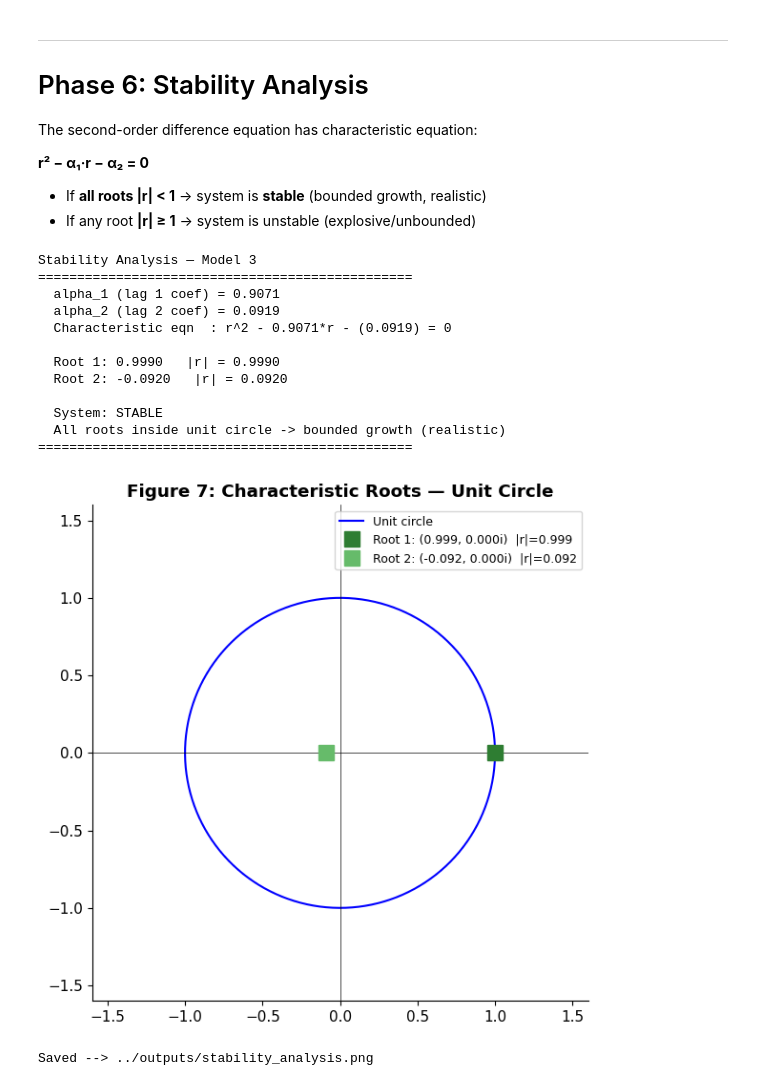
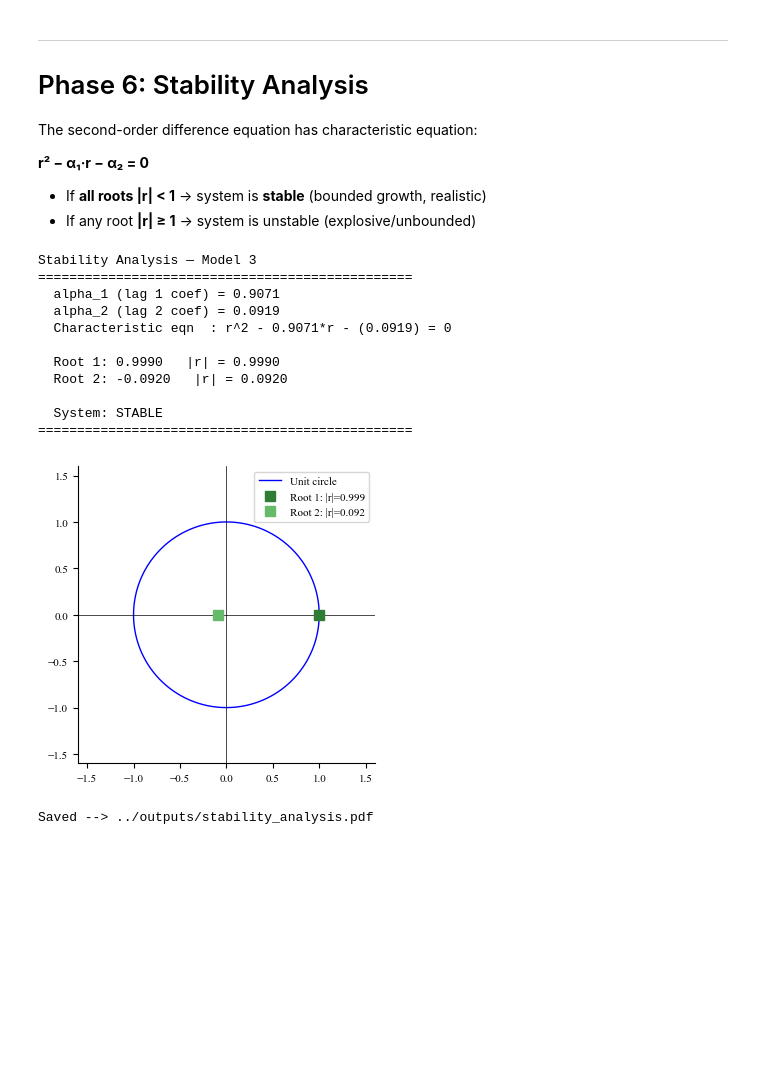
Before and after one commit to math-modelling-el/YouTube-Popularity-Dynamics-Modelling, a Jupyter notebook: notebooks/model_experiments.ipynb, the cells around one changed output. Cells and saved outputs as stored; diff of their text form; code cells hidden in the pictures; blank space fills up the shorter version.

```diff
--- a/notebooks/model_experiments.ipynb
+++ b/notebooks/model_experiments.ipynb
@@ -27,8 +27,20 @@ from statsmodels.tsa.arima.model import ARIMA
 warnings.filterwarnings('ignore')
 os.makedirs('../outputs', exist_ok=True)
 plt.rcParams.update({
-    'figure.figsize': (12, 6), 'font.size': 11,
-    'axes.spines.top': False, 'axes.spines.right': False
+    'figure.figsize'   : (7.16, 4),
+    'font.family'      : 'serif',
+    'font.serif'       : ['Times New Roman'],
+    'font.size'        : 8,
+    'axes.labelsize'   : 8,
+    'axes.titlesize'   : 9,
+    'xtick.labelsize'  : 8,
+    'ytick.labelsize'  : 8,
+    'legend.fontsize'  : 8,
+    'figure.titlesize' : 9,
+    'axes.spines.top'  : False,
+    'axes.spines.right': False,
+    'lines.linewidth'  : 1.0,
+    'axes.linewidth'   : 0.8,
 })
 np.random.seed(42)
 print('Environment ready.')
@@ -639,8 +727,8 @@ The second-order difference equation has characteristic equation:
 - If **all roots |r| < 1** → system is **stable** (bounded growth, realistic)
 - If any root **|r| ≥ 1** → system is unstable (explosive/unbounded)
 # %%
-alpha1 = model3.coef_[0]   # log_views_lag1
-alpha2 = model3.coef_[1]   # log_views_lag2
+alpha1 = model3.coef_[0]
+alpha2 = model3.coef_[1]
 
 char_coeffs = [1, -alpha1, -alpha2]
 roots       = np.roots(char_coeffs)
@@ -657,50 +745,44 @@ for k, (r, m) in enumerate(zip(roots, mags), 1):
     print(f'  Root {k}: {r:.4f}   |r| = {m:.4f}')
 print()
 print(f'  System: {"STABLE" if stable else "UNSTABLE"}')
-if stable:
-    print('  All roots inside unit circle -> bounded growth (realistic)')
-else:
-    print('  Root(s) outside unit circle -> consider stronger regularization')
 print('=' * 48)
 
-# Unit-circle plot
 theta = np.linspace(0, 2*np.pi, 300)
-fig, ax = plt.subplots(figsize=(6, 6))
-ax.plot(np.cos(theta), np.sin(theta), 'b-', lw=1.5, label='Unit circle')
+fig, ax = plt.subplots(figsize=(3.5, 3.5))
+ax.plot(np.cos(theta), np.sin(theta), 'b-', lw=1.0, label='Unit circle')
 ax.axhline(0, color='k', lw=0.5)
 ax.axvline(0, color='k', lw=0.5)
 
 c_stable   = ['#2E7D32', '#66BB6A']
 c_unstable = ['#C62828', '#EF9A9A']
 for k, (r, m) in enumerate(zip(roots, mags), 1):
     col = c_stable[k-1] if m < 1 else c_unstable[k-1]
-    ax.plot(r.real, r.imag, 's', ms=12, color=col,
-            label=f'Root {k}: ({r.real:.3f}, {r.imag:.3f}i)  |r|={m:.3f}')
+    ax.plot(r.real, r.imag, 's', ms=7, color=col,
+            label=f'Root {k}: |r|={m:.3f}')
 
 ax.set_xlim(-1.6, 1.6)
 ax.set_ylim(-1.6, 1.6)
 ax.set_aspect('equal')
-ax.set_title('Figure 7: Characteristic Roots — Unit Circle', fontweight='bold')
-ax.legend(fontsize=9, loc='upper right')
+#ax.set_title('Fig. 7: Characteristic Roots — Unit Circle', fontweight='bold', fontsize=9)
+ax.legend(fontsize=8, loc='upper right')
 plt.tight_layout()
-plt.savefig('../outputs/stability_analysis.png', dpi=150, bbox_inches='tight')
+plt.savefig('../outputs/stability_analysis.pdf', dpi=300, bbox_inches='tight')
 plt.show()
-print('Saved --> ../outputs/stability_analysis.png')
+print('Saved --> ../outputs/stability_analysis.pdf')
 # %% [output]
 Stability Analysis — Model 3
 ================================================
   alpha_1 (lag 1 coef) = 0.9071
   alpha_2 (lag 2 coef) = 0.0919
   Characteristic eqn  : r^2 - 0.9071*r - (0.0919) = 0
 
   Root 1: 0.9990   |r| = 0.9990
   Root 2: -0.0920   |r| = 0.0920
 
   System: STABLE
-  All roots inside unit circle -> bounded growth (realistic)
 ================================================
-[figure, old version]
+[figure, new version]
-Saved --> ../outputs/stability_analysis.png
+Saved --> ../outputs/stability_analysis.pdf
 # %%
 best = results.sort_values('RMSE').iloc[0]
 m3r  = results[results['Model'].str.startswith('Proposed')].iloc[0]
```
Also changed, not shown: parts of 5 cells of this notebook, 16 other files.
